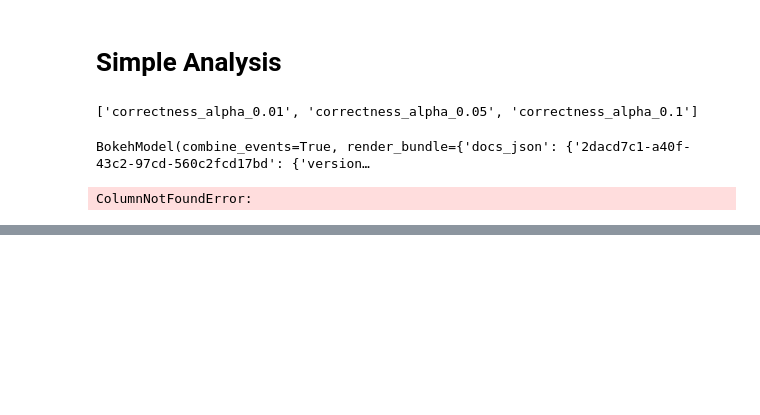
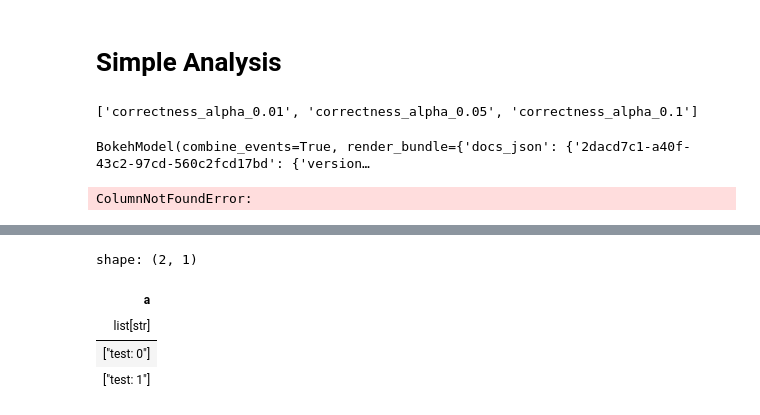
Before and after one commit to maxhahn/fedci, a Jupyter notebook: eval.ipynb, the cells around one changed output, grey strips where cells are left out. Saved outputs shown, nothing was run; the diff lists cells and outputs as text; code cells hidden in the pictures; blank space fills up the shorter version.

```diff
--- a/eval.ipynb
+++ b/eval.ipynb
@@ -239,0 +288,24 @@ BokehModel(combine_events=True, render_bundle={'docs_json': {'236d9032-9b24-4f10
+# %%
+d1 = {
+    'a': [["0"], ["1"]],
+}
+
+d2 = {
+    'a': [["0", "1"], ["2", "3"]],
+}
+
+d3 = {
+    'a': [["0", "1"]],
+}
+
+d4 = {
+    'a': [["0"]],
+}
+# %%
+pl.DataFrame(d1).select(pl.col('a').list.eval(pl.format('test: {}', pl.element())))
+# %% [output]
+shape: (2, 1)
+| a |
+| list[str] |
+| ["test: 0"] |
+| ["test: 1"] |
```
Also changed, not shown: parts of 17 cells of this notebook, 6 other files.
